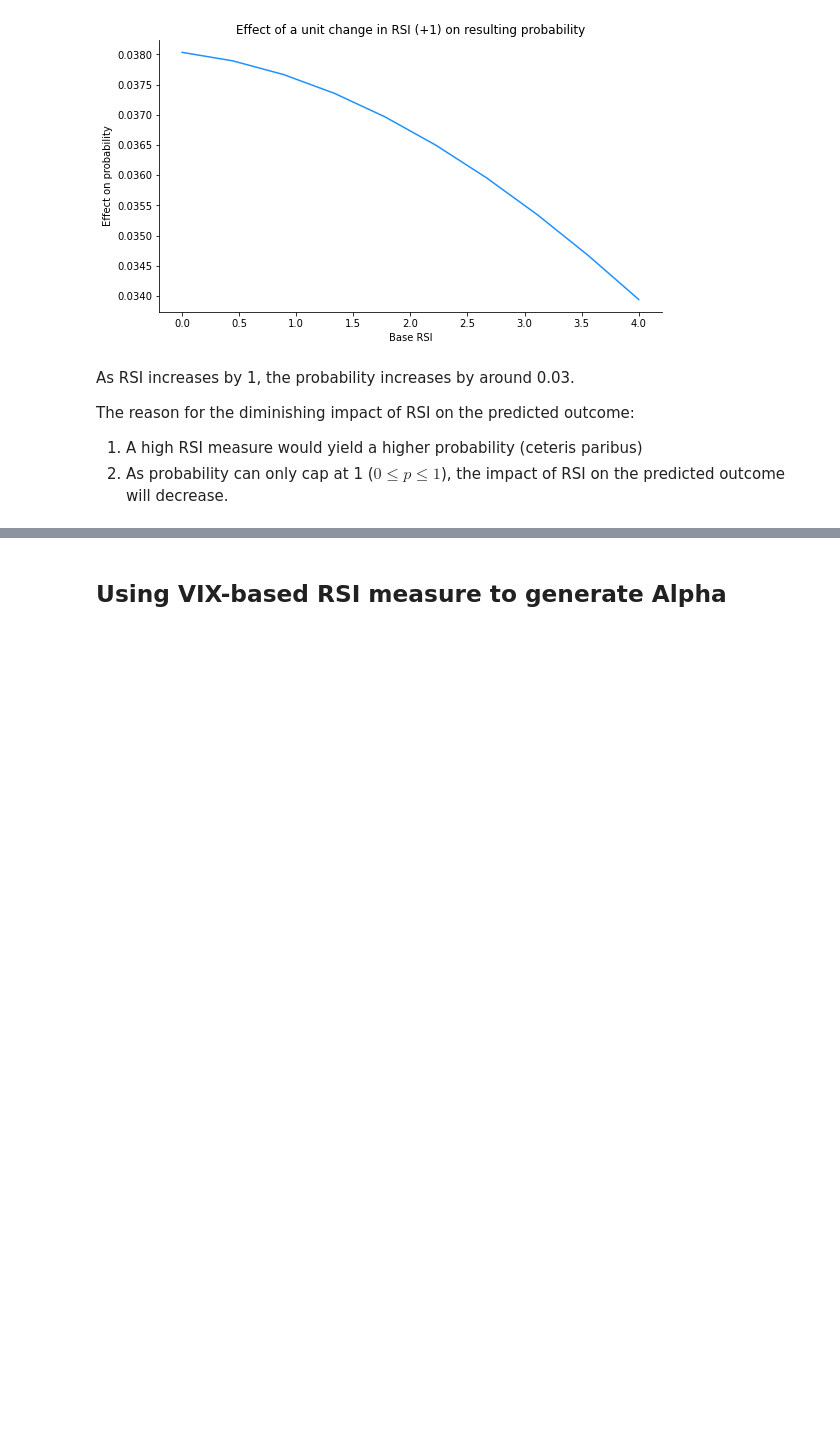
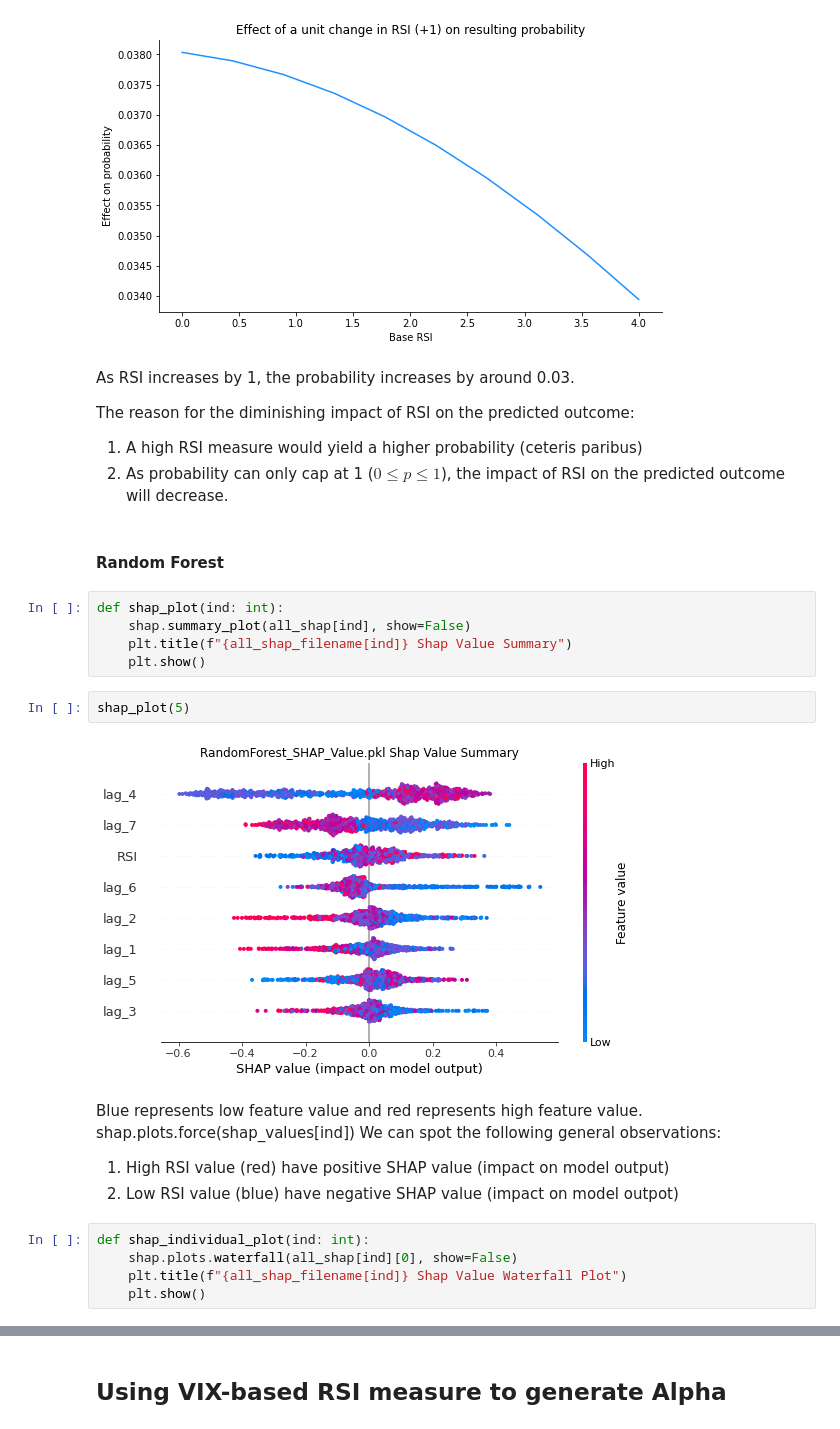
Before and after one commit to JHO-ds/WQU_Capstone_Risk_and_Volatility, a Jupyter notebook: notebooks/Summary.ipynb, the cells around one changed output, grey strips where cells are left out. Cells and saved outputs as stored; diff of their text form; blank space fills up the shorter version.

```diff
--- a/notebooks/Summary.ipynb
+++ b/notebooks/Summary.ipynb
@@ -239,3 +241,25 @@ As RSI increases by 1, the probability increases by around 0.03.
 The reason for the diminishing impact of RSI on the predicted outcome:
 1. A high RSI measure would yield a higher probability (ceteris paribus)
 2. As probability can only cap at 1 ($0 \leq p \leq 1$), the impact of RSI on the predicted outcome will decrease.
+# %% [markdown]
+#### Random Forest
+# %%
+def shap_plot(ind: int):
+    shap.summary_plot(all_shap[ind], show=False)
+    plt.title(f"{all_shap_filename[ind]} Shap Value Summary")
+    plt.show()
+# %%
+shap_plot(5)
+# %% [output]
+[figure, added]
+# %% [markdown]
+Blue represents low feature value and red represents high feature value.
+shap.plots.force(shap_values[ind])
+We can spot the following general observations:
+1. High RSI value (red) have positive SHAP value (impact on model output)
+2. Low RSI value (blue) have negative SHAP value (impact on model outpot)
+# %%
+def shap_individual_plot(ind: int):
+    shap.plots.waterfall(all_shap[ind][0], show=False)
+    plt.title(f"{all_shap_filename[ind]} Shap Value Waterfall Plot")
+    plt.show()
```
Also changed, not shown: parts of 57 cells of this notebook, 3 other files.
